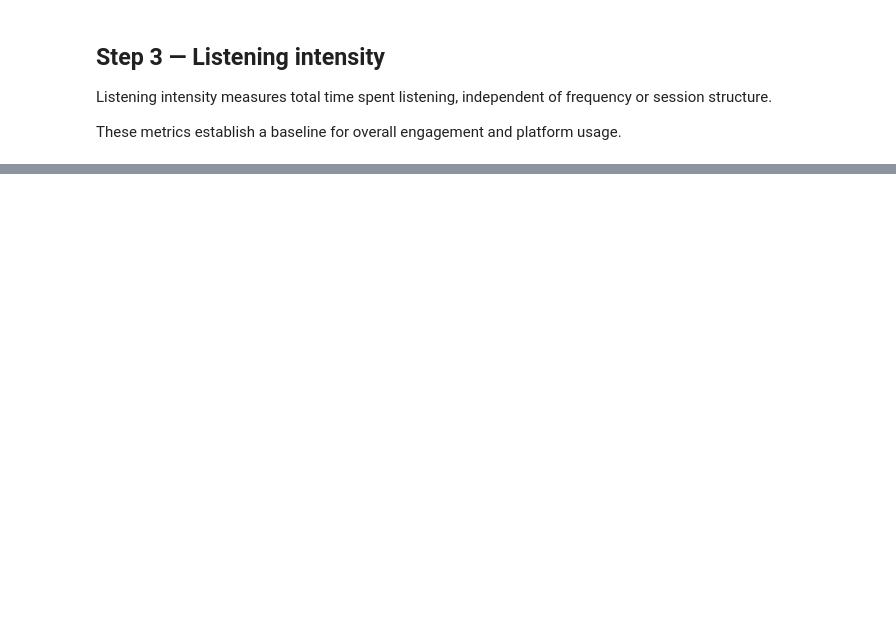
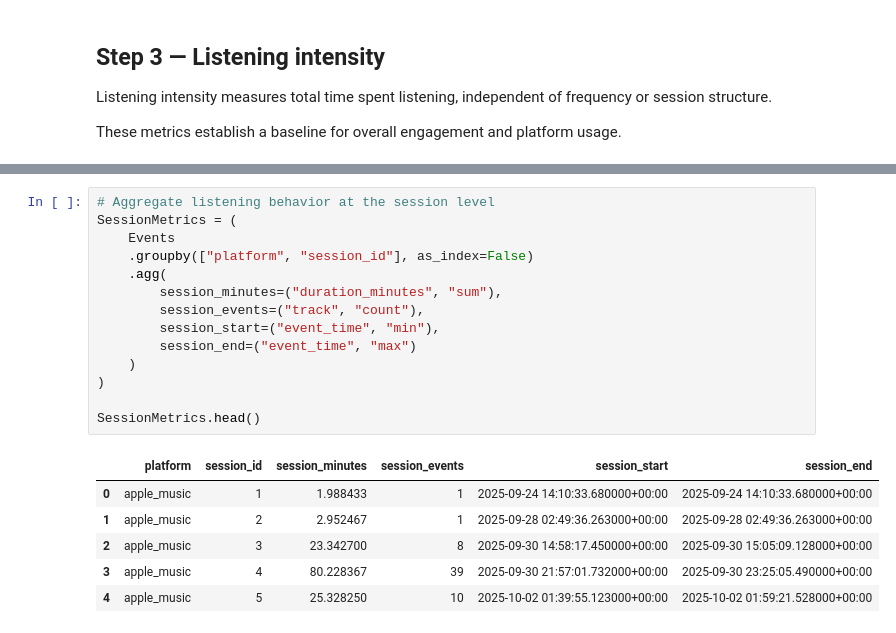
Before and after one commit to nathanho27/MusicPlatformInsights, a Jupyter notebook: notebooks/EngagementKPIs.ipynb, the cells around one changed output, grey strips where cells are left out. Drawn from its saved outputs; the diff is of its cells as text; blank space fills up the shorter version.

```diff
--- a/notebooks/EngagementKPIs.ipynb
+++ b/notebooks/EngagementKPIs.ipynb
@@ -101,0 +203,21 @@ ListeningByPlatform.head()
+# %%
+# Aggregate listening behavior at the session level
+SessionMetrics = (
+    Events
+    .groupby(["platform", "session_id"], as_index=False)
+    .agg(
+        session_minutes=("duration_minutes", "sum"),
+        session_events=("track", "count"),
+        session_start=("event_time", "min"),
+        session_end=("event_time", "max")
+    )
+)
+
+SessionMetrics.head()
+# %% [output]
+|  | platform | session_id | session_minutes | session_events | session_start | session_end |
+| 0 | apple_music | 1 | 1.988433 | 1 | 2025-09-24 14:10:33.680000+00:00 | 2025-09-24 14:10:33.680000+00:00 |
+| 1 | apple_music | 2 | 2.952467 | 1 | 2025-09-28 02:49:36.263000+00:00 | 2025-09-28 02:49:36.263000+00:00 |
+| 2 | apple_music | 3 | 23.342700 | 8 | 2025-09-30 14:58:17.450000+00:00 | 2025-09-30 15:05:09.128000+00:00 |
+| 3 | apple_music | 4 | 80.228367 | 39 | 2025-09-30 21:57:01.732000+00:00 | 2025-09-30 23:25:05.490000+00:00 |
+| 4 | apple_music | 5 | 25.328250 | 10 | 2025-10-02 01:39:55.123000+00:00 | 2025-10-02 01:59:21.528000+00:00 |
```
Also changed, not shown: parts of 16 cells of this notebook.
